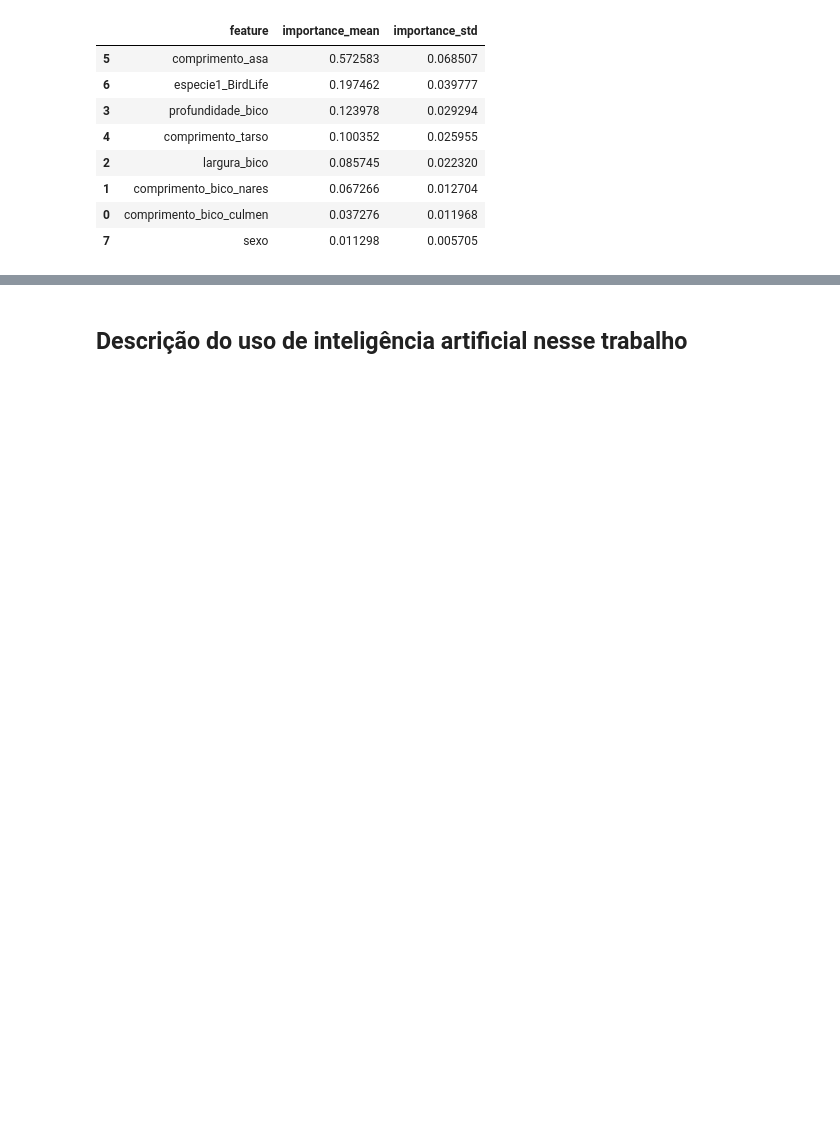
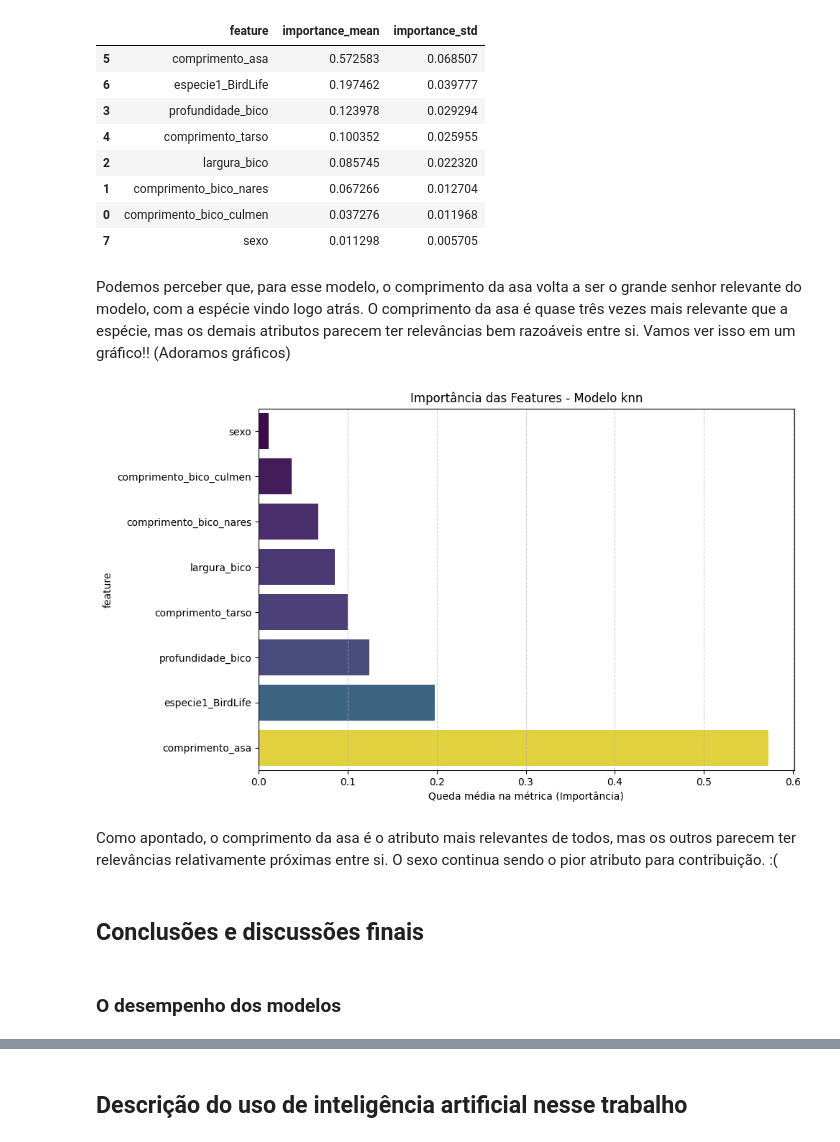
Before and after one commit to helocano/tiamat, a Jupyter notebook: MainTiamat_HeloisaCano.ipynb, the cells around one changed output, grey strips where cells are left out. Cells and saved outputs as stored; diff of their text form; code cells hidden in the pictures; blank space fills up the shorter version.

```diff
--- a/MainTiamat_HeloisaCano.ipynb
+++ b/MainTiamat_HeloisaCano.ipynb
@@ -2659,3 +2781,31 @@ importancias
 | 1 | comprimento_bico_nares | 0.067266 | 0.012704 |
 | 0 | comprimento_bico_culmen | 0.037276 | 0.011968 |
 | 7 | sexo | 0.011298 | 0.005705 |
+# %% [markdown]
+Podemos perceber que, para esse modelo, o comprimento da asa volta a ser o grande senhor relevante do modelo, com a espécie vindo logo atrás. O comprimento da asa é quase três vezes mais relevante que a espécie, mas os demais atributos parecem ter relevâncias bem razoáveis entre si. Vamos ver isso em um gráfico!! (Adoramos gráficos)
+# %%
+df_plot = importancias.sort_values('importance_mean', ascending=True)
+
+plt.figure(figsize=(10, 6))
+sns.barplot(
+    data=df_plot,
+    x='importance_mean',
+    y='feature',
+    hue='importance_mean',
+    palette='viridis',
+    legend=False,
+)
+
+plt.xlabel('Queda média na métrica (Importância)')
+plt.title('Importância das Features - Modelo knn')
+plt.grid(axis='x', linestyle='--', alpha=0.6)
+plt.tight_layout()
+plt.show()
+# %% [output]
+[figure, added]
+# %% [markdown]
+Como apontado, o comprimento da asa é o atributo mais relevantes de todos, mas os outros parecem ter relevâncias relativamente próximas entre si. O sexo continua sendo o pior atributo para contribuição. :(
+# %% [markdown]
+## Conclusões e discussões finais
+# %% [markdown]
+### O desempenho dos modelos
```
Also changed, not shown: parts of 45 cells of this notebook.
